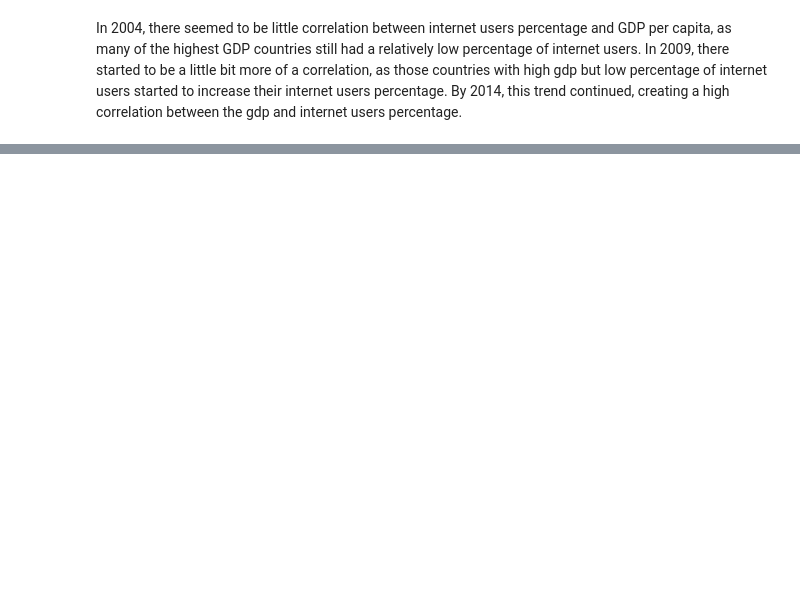
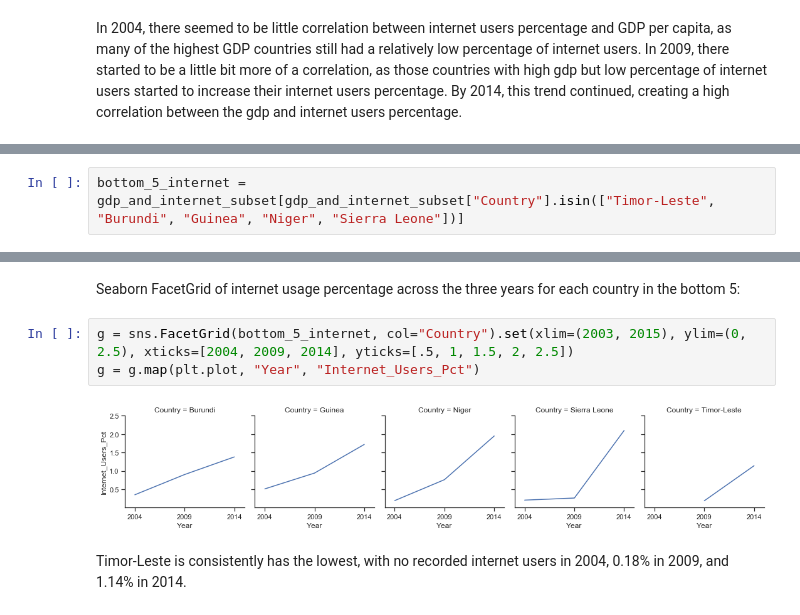
Before and after one commit to adamtsuch21/-gdp-and-internet-usage-adamtsuch21, a Jupyter notebook: notebooks/gdp_internet.ipynb, the cells around one changed output, grey strips where cells are left out. Cells and saved outputs as stored; diff of their text form; blank space fills up the shorter version.

```diff
--- a/notebooks/gdp_internet.ipynb
+++ b/notebooks/gdp_internet.ipynb
@@ -231,0 +401,2 @@ In 2004, there seemed to be little correlation between internet users percentage
+# %%
+bottom_5_internet = gdp_and_internet_subset[gdp_and_internet_subset["Country"].isin(["Timor-Leste", "Burundi", "Guinea", "Niger", "Sierra Leone"])]
@@ -231,0 +421,9 @@ In 2004, there seemed to be little correlation between internet users percentage
+# %% [markdown]
+Seaborn FacetGrid of internet usage percentage across the three years for each country in the bottom 5:
+# %%
+g = sns.FacetGrid(bottom_5_internet, col="Country").set(xlim=(2003, 2015), ylim=(0, 2.5), xticks=[2004, 2009, 2014], yticks=[.5, 1, 1.5, 2, 2.5])
+g = g.map(plt.plot, "Year", "Internet_Users_Pct")
+# %% [output]
+[figure, added]
+# %% [markdown]
+Timor-Leste is consistently has the lowest, with no recorded internet users in 2004, 0.18% in 2009, and 1.14% in 2014.
```
Also changed, not shown: parts of 71 cells of this notebook, 2 other files.
